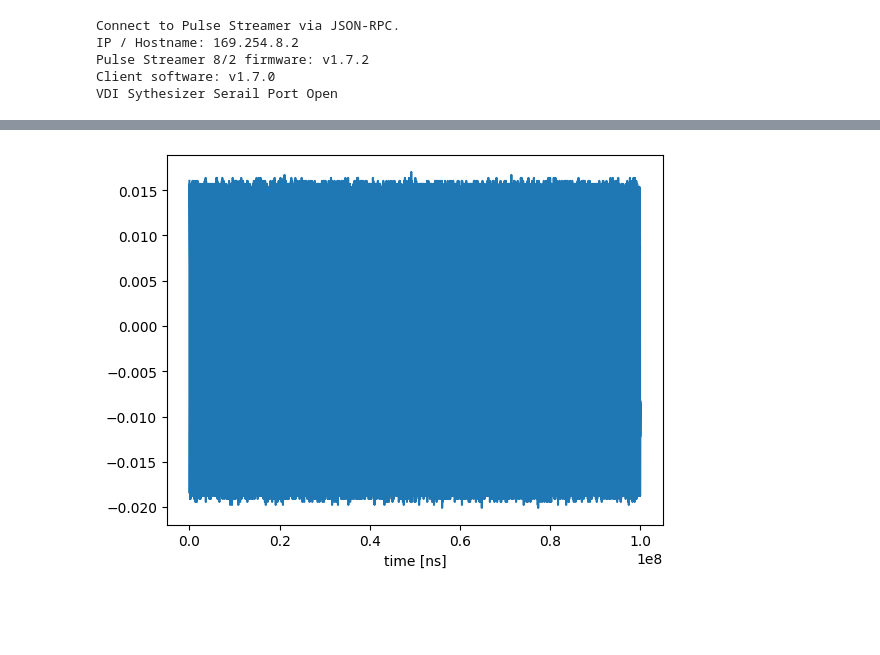
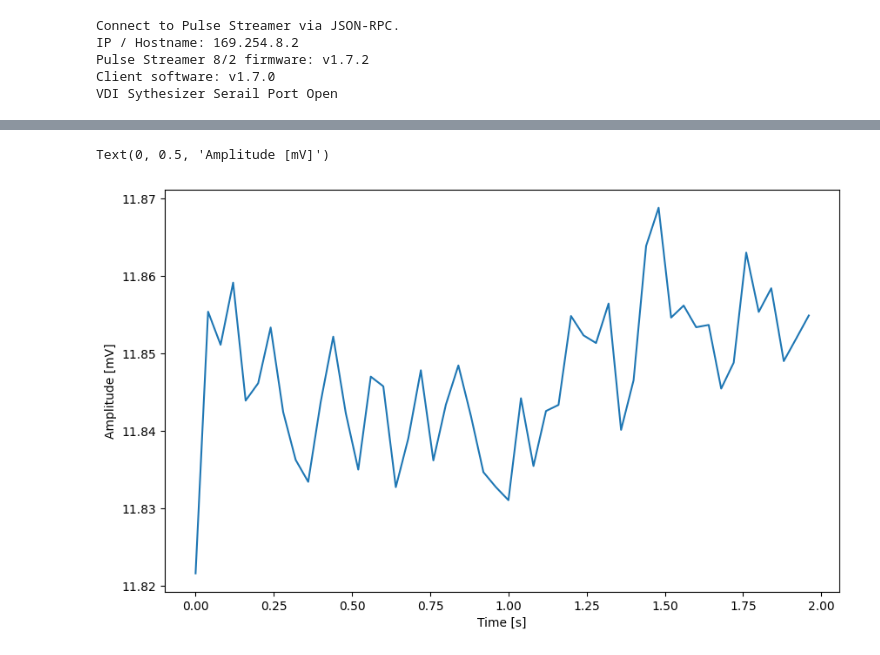
Before and after one commit to cct1123/diamondgui, a Jupyter notebook: calibration/dev_thz_reflection.ipynb, the cells around one changed output, grey strips where cells are left out. Saved outputs shown, nothing was run; the diff lists cells and outputs as text; code cells hidden in the pictures; blank space fills up the shorter version.

```diff
--- a/calibration/dev_thz_reflection.ipynb
+++ b/calibration/dev_thz_reflection.ipynb
@@ -37,5 +93,24 @@ IP / Hostname: 169.254.8.2
 Pulse Streamer 8/2 firmware: v1.7.2
 Client software: v1.7.0
 VDI Sythesizer Serail Port Open
+# %%
+paraset = dict(
+    mwfreq = 398.556, # [GHz] MW frequency after AMC
+    mwpower = 5.0, #[V]
+    pulse_rate = 5E3,#[Hz], better to be multiple of the daq sampling rate
+    daq_max = 1.0, #[V]
+    daq_min = -1.0, #[V]
+    daq_srate = hcf.NI_sampling_max, #[Hz]
+    refresh = 25, #[Hz]
+    window = 2.0#[s]
+)
+mwfreq = paraset["mwfreq"] # [GHz]
+mwpower = paraset["mwpower"] #[V]
+pulse_rate = paraset["pulse_rate"]#[Hz]
+daq_max = paraset["daq_max"] #[V]
+daq_min = paraset["daq_min"] #[V]
+daq_srate = paraset["daq_srate"] #[Hz]
+refresh = paraset["refresh"] #[Hz]
+window = paraset["window"] #[s]
 # %%
 # set MW frequency =====================================================
@@ -121,8 +134,0 @@ mwsyn.close()
-# %%
-dt = 1E9/srate_zbd # ns
-zbd_time = np.arange(0, num_read*dt, dt)
-plt.plot(zbd_time, zbd_samples)
-plt.xlabel("time [ns]")
-plt.show()
-# %% [output]
-[figure, removed]
@@ -192 +254,9 @@ fitted_signal = rc_square_wave_with_offset(t, *params_opt)
+# %%
+plt.figure(figsize=(10, 6))
+plt.plot(zbd_ttrace, zbd_amptrace*1E3)
+plt.xlabel('Time [s]')
+plt.ylabel('Amplitude [mV]')
+# %% [output]
+Text(0, 0.5, 'Amplitude [mV]')
+[figure, added]
 # %%
```
Also changed, not shown: parts of 9 cells of this notebook, 1 other file.
